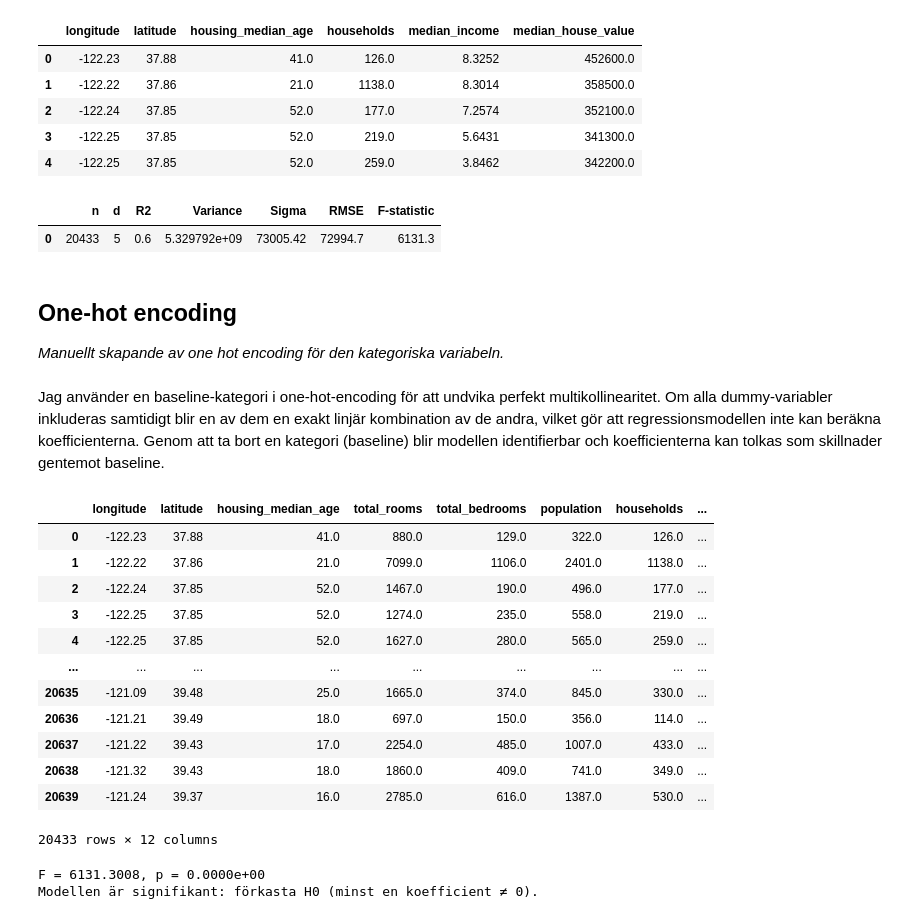
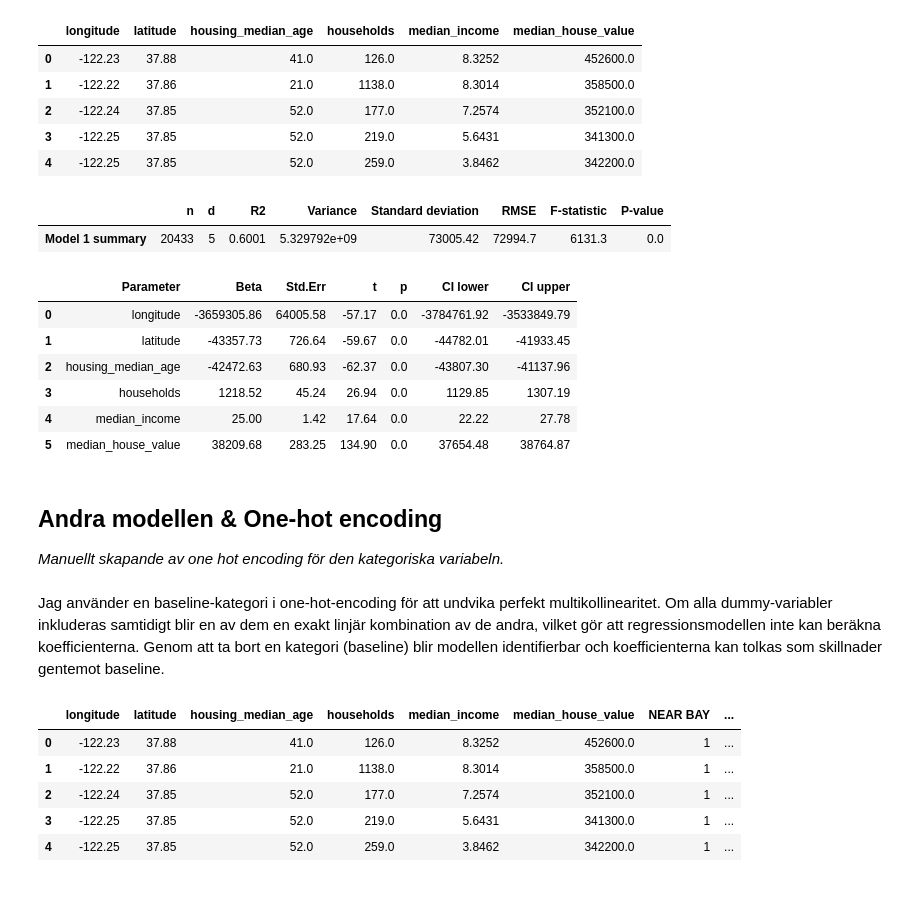
Before and after one commit to SebastianPetersson/Statistiska-metoder, a Jupyter notebook: Labb/Labb_notebook.ipynb, the cells around one changed output. Cells and saved outputs as stored; diff of their text form; code cells hidden in the pictures; blank space fills up the shorter version.

```diff
--- a/Labb/Labb_notebook.ipynb
+++ b/Labb/Labb_notebook.ipynb
@@ -133,20 +133,29 @@ df1.head()
 | 3 | -122.25 | 37.85 | 52.0 | 219.0 | 5.6431 | 341300.0 |
 | 4 | -122.25 | 37.85 | 52.0 | 259.0 | 3.8462 | 342200.0 |
 # %%
-X = df1.iloc[:, :5]
+X1 = df1.iloc[:, :5]
 y = df1['median_house_value']
-
-model.fit(X, y)
+param_names_1 = df1.columns.tolist()
+model_1 = LinearRegression()
+model_1.fit(X1, y)
 n = model.n
 d = model.d
-
-basic_summary = model.basic_summary()
-basic_summary
+sum_mod1 = model_1.summary_basic('Model 1')
+sum_coef_1 = model_1.summary_coef(param_names_1)
+display(sum_mod1)
+display(sum_coef_1)
 # %% [output]
-|  | n | d | R2 | Variance | Sigma | RMSE | F-statistic |
-| 0 | 20433 | 5 | 0.6 | 5.329792e+09 | 73005.42 | 72994.7 | 6131.3 |
+|  | n | d | R2 | Variance | Standard deviation | RMSE | F-statistic | P-value |
+| Model 1 summary | 20433 | 5 | 0.6001 | 5.329792e+09 | 73005.42 | 72994.7 | 6131.3 | 0.0 |
+|  | Parameter | Beta | Std.Err | t | p | CI lower | CI upper |
+| 0 | longitude | -3659305.86 | 64005.58 | -57.17 | 0.0 | -3784761.92 | -3533849.79 |
+| 1 | latitude | -43357.73 | 726.64 | -59.67 | 0.0 | -44782.01 | -41933.45 |
+| 2 | housing_median_age | -42472.63 | 680.93 | -62.37 | 0.0 | -43807.30 | -41137.96 |
+| 3 | households | 1218.52 | 45.24 | 26.94 | 0.0 | 1129.85 | 1307.19 |
+| 4 | median_income | 25.00 | 1.42 | 17.64 | 0.0 | 22.22 | 27.78 |
+| 5 | median_house_value | 38209.68 | 283.25 | 134.90 | 0.0 | 37654.48 | 38764.87 |
 # %% [markdown]
-## One-hot encoding
+## Andra modellen & One-hot encoding
 
 *Manuellt skapande av one hot encoding för den kategoriska variabeln.*
 # %% [markdown]
@@ -154,36 +163,18 @@ Jag använder en baseline‑kategori i one‑hot‑encoding för att undvika per
 # %%
 unique_cats = df['ocean_proximity'].unique().tolist()
 cats_to_encode = [cat for cat in unique_cats if cat != '<1H OCEAN']
 
 for cat in cats_to_encode:
-    df[f'ocean_{cat}'] = (df['ocean_proximity'] == cat).astype(int)
+    df[f'{cat}'] = (df['ocean_proximity'] == cat).astype(int)
 
 df = df.drop(columns='ocean_proximity')
-df_ocean = df[['ocean_NEAR BAY', 'ocean_INLAND', 'ocean_NEAR OCEAN']]
-df
+df_ocean = df[['NEAR BAY', 'INLAND', 'NEAR OCEAN']]
+df2 = df.drop(columns=['population', 'total_rooms', 'total_bedrooms'])
+df2.head()
 # %% [output]
-|  | longitude | latitude | housing_median_age | total_rooms | total_bedrooms | population | households | ... |
-| 0 | -122.23 | 37.88 | 41.0 | 880.0 | 129.0 | 322.0 | 126.0 | ... |
-| 1 | -122.22 | 37.86 | 21.0 | 7099.0 | 1106.0 | 2401.0 | 1138.0 | ... |
-| 2 | -122.24 | 37.85 | 52.0 | 1467.0 | 190.0 | 496.0 | 177.0 | ... |
-| 3 | -122.25 | 37.85 | 52.0 | 1274.0 | 235.0 | 558.0 | 219.0 | ... |
-| 4 | -122.25 | 37.85 | 52.0 | 1627.0 | 280.0 | 565.0 | 259.0 | ... |
-| ... | ... | ... | ... | ... | ... | ... | ... | ... |
-| 20635 | -121.09 | 39.48 | 25.0 | 1665.0 | 374.0 | 845.0 | 330.0 | ... |
-| 20636 | -121.21 | 39.49 | 18.0 | 697.0 | 150.0 | 356.0 | 114.0 | ... |
-| 20637 | -121.22 | 39.43 | 17.0 | 2254.0 | 485.0 | 1007.0 | 433.0 | ... |
-| 20638 | -121.32 | 39.43 | 18.0 | 1860.0 | 409.0 | 741.0 | 349.0 | ... |
-| 20639 | -121.24 | 39.37 | 16.0 | 2785.0 | 616.0 | 1387.0 | 530.0 | ... |
+|  | longitude | latitude | housing_median_age | households | median_income | median_house_value | NEAR BAY | ... |
+| 0 | -122.23 | 37.88 | 41.0 | 126.0 | 8.3252 | 452600.0 | 1 | ... |
+| 1 | -122.22 | 37.86 | 21.0 | 1138.0 | 8.3014 | 358500.0 | 1 | ... |
+| 2 | -122.24 | 37.85 | 52.0 | 177.0 | 7.2574 | 352100.0 | 1 | ... |
+| 3 | -122.25 | 37.85 | 52.0 | 219.0 | 5.6431 | 341300.0 | 1 | ... |
+| 4 | -122.25 | 37.85 | 52.0 | 259.0 | 3.8462 | 342200.0 | 1 | ... |
-20433 rows × 12 columns
-# %%
-F, p = model.significance()
-print(f"F = {F:.4f}, p = {p:.4e}")
-
-alpha = 0.05
-if p < alpha:
-    print("Modellen är signifikant: förkasta H0 (minst en koefficient ≠ 0).")
-else:
-    print("Ingen signifikans: kan inte förkasta H0 (inga bevis att någon av koefficienterna ≠ 0).")
-# %% [output]
-F = 6131.3008, p = 0.0000e+00
-Modellen är signifikant: förkasta H0 (minst en koefficient ≠ 0).
```
Also changed, not shown: parts of 8 cells of this notebook, 3 other files.
